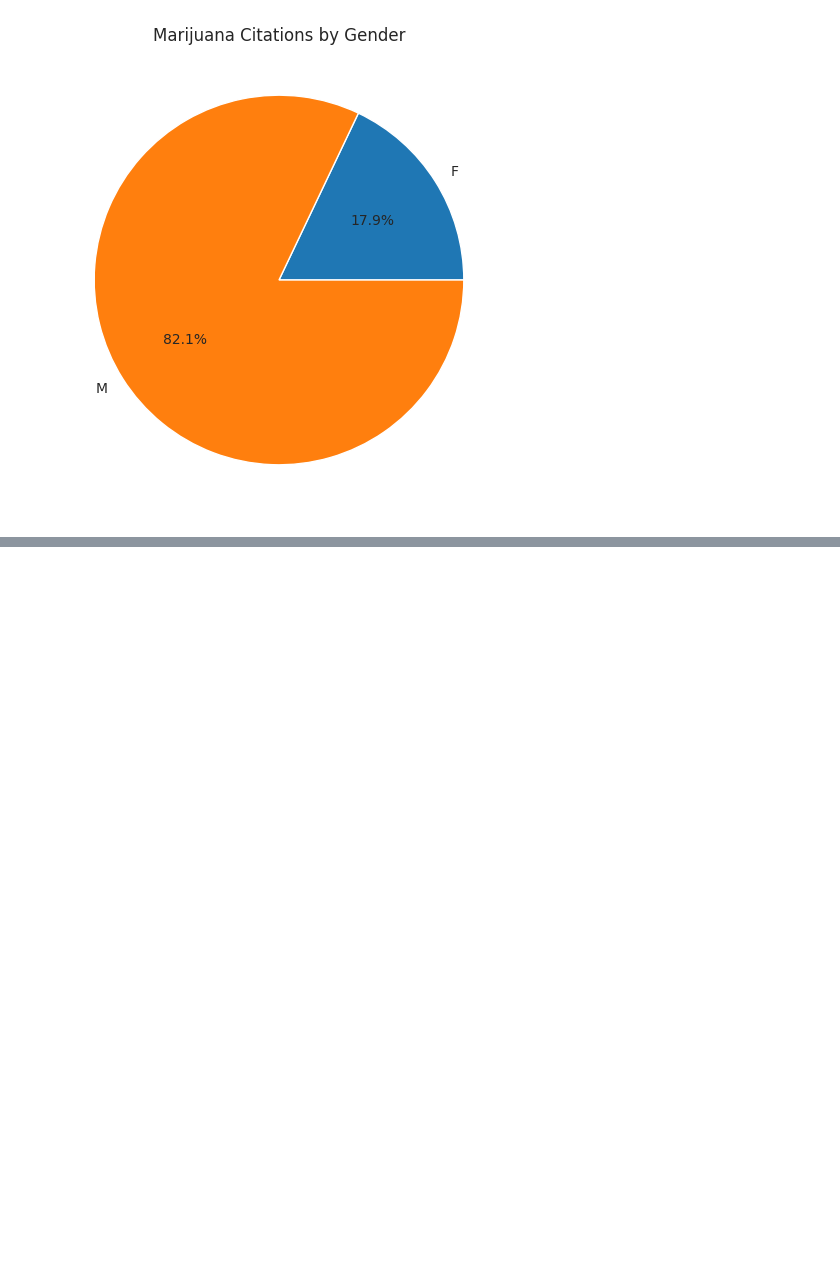
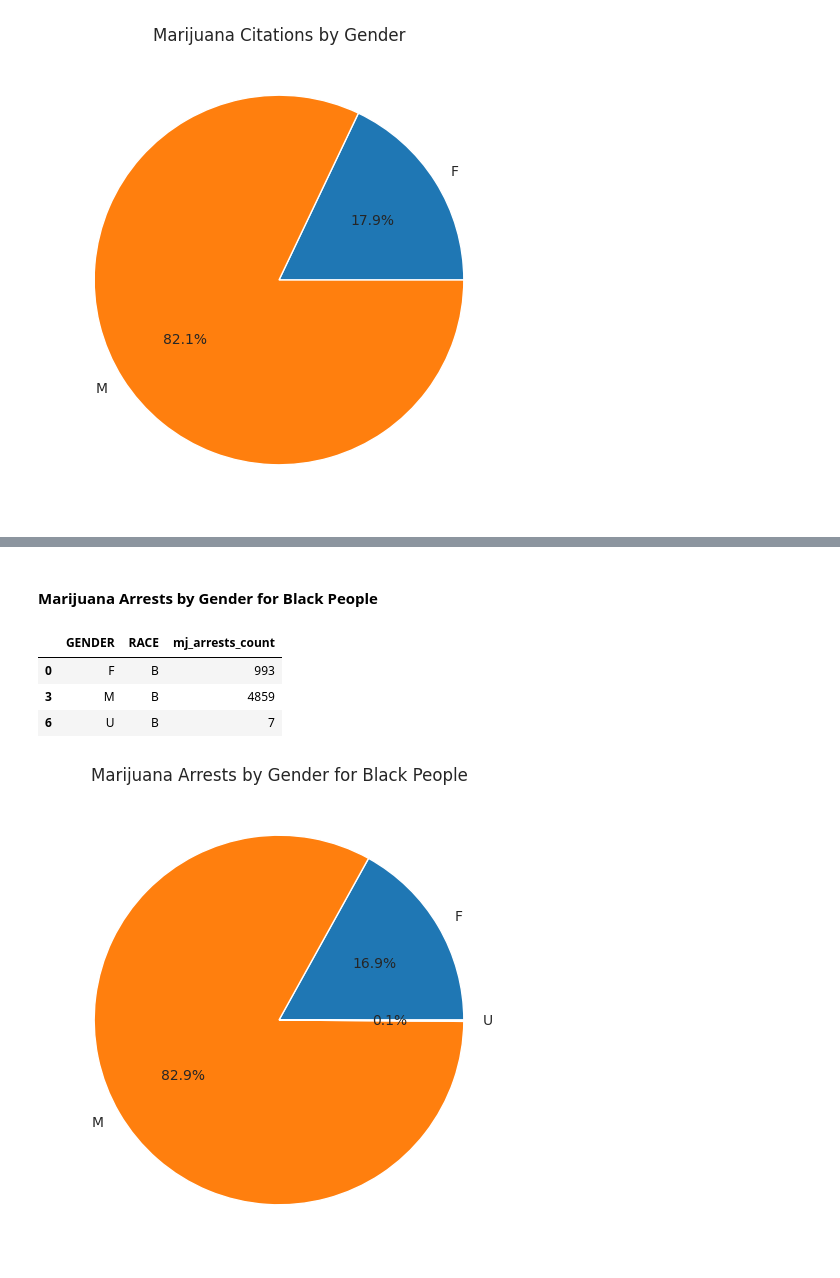
Before and after one commit to trailmarkerlib/policeProjectPythonWorkshop, a Jupyter notebook: python_workshop_marijuana_arrests_vs_citations.ipynb, the cells around one changed output, grey strips where cells are left out. Saved outputs shown, nothing was run; the diff lists cells and outputs as text; code cells hidden in the pictures; blank space fills up the shorter version.

```diff
--- a/python_workshop_marijuana_arrests_vs_citations.ipynb
+++ b/python_workshop_marijuana_arrests_vs_citations.ipynb
@@ -828,0 +856,2 @@ plt.show()
+# %%
+mj_arr_df2 = mj_arr_df.loc[mj_arr_df['RACE'].isin(['B', 'H', 'W'])].copy()
@@ -828,0 +865,4 @@ plt.show()
+# %%
+arrests_by_gender_by_race = mj_arr_df2.groupby(['GENDER', 'RACE']).\
+            aggregate(mj_arrests_count = ('OFFENSES', 'count')).\
+            reset_index().copy()
@@ -828,0 +906,20 @@ plt.show()
+# %% [markdown]
+#### Marijuana Arrests by Gender for Black People
+# %%
+arrests_by_gender_black = arrests_by_gender_by_race.loc[arrests_by_gender_by_race['RACE'] == 'B'].copy()
+# %%
+arrests_by_gender_black
+# %% [output]
+|  | GENDER | RACE | mj_arrests_count |
+| 0 | F | B | 993 |
+| 3 | M | B | 4859 |
+| 6 | U | B | 7 |
+# %%
+sns.set_style("whitegrid")
+plt.figure(figsize=(6,6))
+plt.pie(arrests_by_gender_black['mj_arrests_count'], labels=arrests_by_gender_black['GENDER'], autopct='%1.1f%%')
+plt.title('Marijuana Arrests by Gender for Black People')
+plt.savefig('Marijuana_arrests_by_gender_black.png')
+plt.show()
+# %% [output]
+[figure, added]
```
Also changed, not shown: parts of 47 cells of this notebook.
